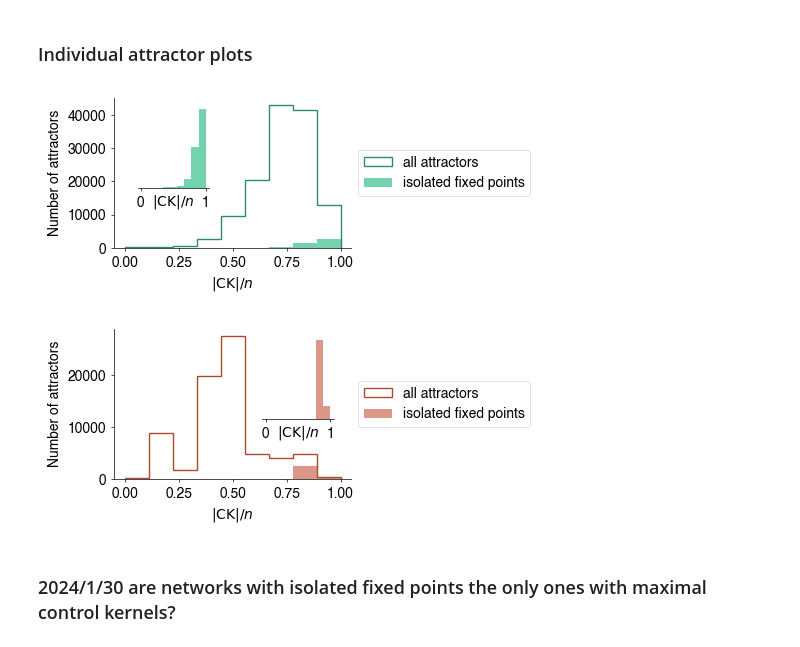
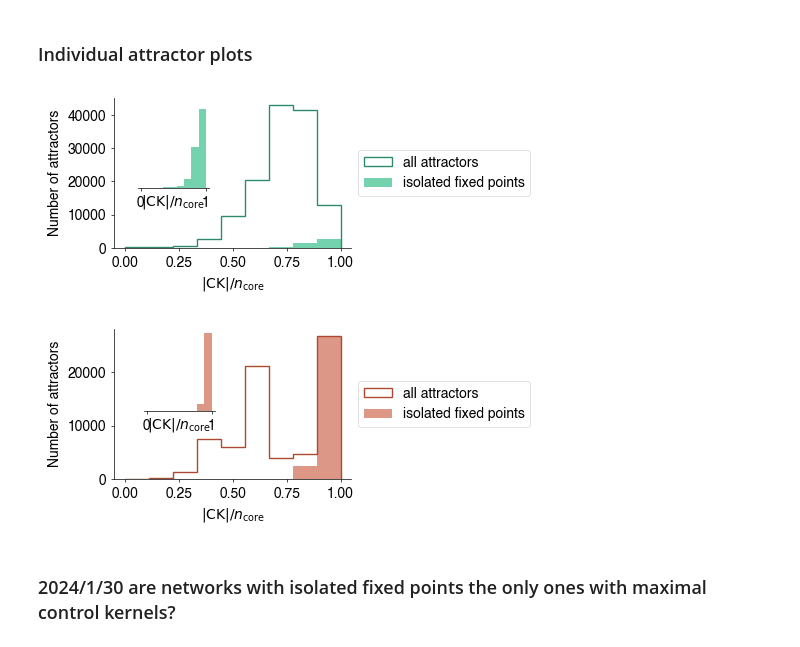
Before and after one commit to bcdaniels/Control-of-Synthetic-Boolean-Networks, a Jupyter notebook: CK_basin_sizes/basin-paper-figures.ipynb, the cells around one changed output. Saved outputs shown, nothing was run; the diff lists cells and outputs as text; code cells hidden in the pictures.

```diff
--- a/CK_basin_sizes/basin-paper-figures.ipynb
+++ b/CK_basin_sizes/basin-paper-figures.ipynb
@@ -171,7 +192,7 @@ if recompute_unfinished or recompute_all:
         if recompute_all or (recompute_unfinished and ('is_isolated_list' not in basinDataDict[net_name])):
             print("Computing for network {}...".format(net_name))
             net = netDict[net_name]
-            if 'sampled_basin_freqs' in basinDataDict[net_name]:
+            if ('sampled_basin_freqs' in basinDataDict[net_name]) and not core_only:
                 is_isolated_list = isolated_list(net,
                                                  basinDataDict[net_name]['attractors'],
                                                  basinDataDict[net_name]['sampled_basin_freqs'],
@@ -441,11 +444,14 @@ for dataDict,basinDataExact in zip([dataDictExactRandom,dataDictExactRBN],
 # %%
 relative_ck_sizes_isolated_cc = []
 relative_ck_sizes_nonisolated_cc = []
+relative_ck_sizes_isolated_core_only_cc = []
+relative_ck_sizes_nonisolated_core_only_cc = []
 for name in basinDataDict:
     ck_sizes = dataDictExact[nice_name(name)]['control_kernel_sizes']
     basinDataDict[name]['control_kernel_sizes'] = ck_sizes
     net_size = basinDataDict[name]['network_size']
-    if 'is_isolated_list' in basinDataDict[name]:
+    net_core_size = ck_df.loc[nice_name(name),'number of core nodes']
+    if 'is_isolated_list' in basinDataDict[name]: # already uses only core nodes when core_only = True above
         isolated = basinDataDict[name]['is_isolated_list']
 
         # save control kernel sizes filtered to include only nonisolated attractors
@@ -458,15 +464,21 @@ for name in basinDataDict:
         relative_ck_sizes_isolated_cc.extend([ ck_sizes[i]/net_size for i in range(len(ck_sizes)) if isolated[i] ])
         relative_ck_sizes_nonisolated_cc.extend(
             [ ck_sizes[i]/net_size for i in range(len(ck_sizes)) if (not isolated[i]) and (ck_sizes[i] is not None) ])
+        relative_ck_sizes_isolated_core_only_cc.extend([ ck_sizes[i]/net_core_size for i in range(len(ck_sizes)) if isolated[i] ])
+        relative_ck_sizes_nonisolated_core_only_cc.extend(
+            [ ck_sizes[i]/net_core_size for i in range(len(ck_sizes)) if (not isolated[i]) and (ck_sizes[i] is not None) ])
 # %% [markdown]
 ### Gather basin sizes and control kernel sizes for individual attractors of Iowa database networks
 # %%
 relative_ck_sizes_isolated_iowa = []
 relative_ck_sizes_nonisolated_iowa = []
+relative_ck_sizes_isolated_core_only_iowa = []
+relative_ck_sizes_nonisolated_core_only_iowa = []
 for name in basinDataExactIowa:
     ck_sizes = dataDictIowa[name]['control_kernel_sizes']
     basinDataExactIowa[name]['control_kernel_sizes'] = ck_sizes
     net_size = dataDictIowa[name]['size']
+    net_core_size = dfIowa.loc[name,'number of core nodes']
     if 'is_isolated_list' in basinDataExactIowa[name]:
         isolated = basinDataExactIowa[name]['is_isolated_list']
 
@@ -480,6 +492,9 @@ for name in basinDataExactIowa:
         relative_ck_sizes_isolated_iowa.extend([ ck_sizes[i]/net_size for i in range(len(ck_sizes)) if isolated[i] ])
         relative_ck_sizes_nonisolated_iowa.extend(
             [ ck_sizes[i]/net_size for i in range(len(ck_sizes)) if (not isolated[i]) and (ck_sizes[i] is not None) ])
+        relative_ck_sizes_isolated_core_only_iowa.extend([ ck_sizes[i]/net_core_size for i in range(len(ck_sizes)) if isolated[i] ])
+        relative_ck_sizes_nonisolated_core_only_iowa.extend(
+            [ ck_sizes[i]/net_core_size for i in range(len(ck_sizes)) if (not isolated[i]) and (ck_sizes[i] is not None) ])
 # %% [markdown]
 ### Output relevant data for variance calculations
 # %%
@@ -834,6 +859,8 @@ This plot includes points for 53 Iowa database networks.
 [figure]
 # %% [markdown]
 ### 2024/1/30 histograms grouped by network
+# %%
+core_only = True
 # %%
 # isolated and non-isolated histograms grouped by networks (cell collective networks)
 plt.figure(figsize=(5,2))
@@ -904,20 +947,32 @@ plt.figure(figsize=(5,2))
 bins = np.linspace(0,1,10)
 # plt.hist(relative_ck_sizes_nonisolated,density=False,bins=bins,histtype='step',label='non-isolated',
 #          color=colors1['random dark'])
-plt.hist(relative_ck_sizes_nonisolated+relative_ck_sizes_isolated,
+
+if core_only:
+    all_relative_sizes = relative_ck_sizes_nonisolated_core_only + relative_ck_sizes_isolated_core_only
+    isolated_relative_sizes = relative_ck_sizes_isolated_core_only
+else:
+    all_relative_sizes = relative_ck_sizes_nonisolated+relative_ck_sizes_isolated
+    isolated_relative_sizes = relative_ck_sizes_isolated
+
+plt.hist(all_relative_sizes,
          density=False,bins=bins,histtype='step',label='all attractors',
          color=colors1['random dark'])
-plt.hist(relative_ck_sizes_isolated,density=False,bins=bins,label='isolated fixed points',
+plt.hist(isolated_relative_sizes,density=False,bins=bins,label='isolated fixed points',
          color=colors1['random'])
 
 inset = plt.gca().inset_axes([0.1,0.4,0.3,0.55])
-inset.hist(relative_ck_sizes_isolated,density=False,bins=bins,label='isolated',
+inset.hist(isolated_relative_sizes,density=False,bins=bins,label='isolated',
          color=colors1['random'])
 
 # fiddle with main plot
 leg = plt.legend(loc='center left',bbox_to_anchor=[1, 0.5])
 #plt.yticks([0,2.5,5],[])
-plt.xlabel('$|\mathrm{CK}|/n$')
+if core_only:
+    xlabel = '$|\\mathrm{CK}|/n_{\\mathrm{core}}$'
+else:
+    xlabel = '$|\mathrm{CK}|/n$'
+plt.xlabel(xlabel)
 plt.ylabel('Number of attractors')
 plt.subplots_adjust(bottom=0.2,top=0.95,left=0.15,right=0.625)
 plt.gca().spines[['right', 'top']].set_visible(False)
@@ -926,50 +981,62 @@ makePretty(leg=leg)
 # fiddle with inset
 inset.spines[['right', 'top','left']].set_visible(False)
 inset.set_yticks([])
-inset.set_xlabel('$|\mathrm{CK}|/n$',labelpad=-12)
+inset.set_xlabel(xlabel,labelpad=-12)
 makePretty(ax=inset)
 
-plt.savefig('240216_ck_histogram_isolated_vs_nonisolated_random.pdf')
+plt.savefig('240219_ck_histogram_isolated_vs_nonisolated_random.pdf')
 # %% [output]
-[figure, old version]
+[figure, new version]
 # %%
 # isolated and non-isolated histograms for cell collective networks
 plt.figure(figsize=(5,2))
 
 bins = np.linspace(0,1,10)
 # plt.hist(relative_ck_sizes_nonisolated_cc,density=False,bins=bins,histtype='step',label='non-isolated',
 #          color=colors1['cellcollective dark'])
-all_bio_all_relative_cks = relative_ck_sizes_nonisolated_cc+relative_ck_sizes_isolated_cc+\
-                       relative_ck_sizes_nonisolated_iowa+relative_ck_sizes_isolated_iowa
-all_bio_isolated_relative_cks = relative_ck_sizes_isolated_cc+relative_ck_sizes_isolated_iowa
+if core_only:
+    all_bio_all_relative_cks = relative_ck_sizes_nonisolated_core_only_cc+relative_ck_sizes_isolated_core_only_cc+\
+                       relative_ck_sizes_nonisolated_core_only_iowa+relative_ck_sizes_isolated_core_only_iowa
+    all_bio_isolated_relative_cks = relative_ck_sizes_isolated_core_only_cc+relative_ck_sizes_isolated_core_only_iowa
+else:
+    all_bio_all_relative_cks = relative_ck_sizes_nonisolated_cc+relative_ck_sizes_isolated_cc+\
+                           relative_ck_sizes_nonisolated_iowa+relative_ck_sizes_isolated_iowa
+    all_bio_isolated_relative_cks = relative_ck_sizes_isolated_cc+relative_ck_sizes_isolated_iowa
 plt.hist(all_bio_all_relative_cks,
          density=False,bins=bins,histtype='step',label='all attractors',
          color=colors1['cellcollective dark'])
 plt.hist(all_bio_isolated_relative_cks,density=False,bins=bins,label='isolated fixed points',
          color=colors1['cellcollective'])
 
-inset = plt.gca().inset_axes([0.625,0.4,0.3,0.55])
+if core_only:
+    inset = plt.gca().inset_axes([0.125,0.45,0.3,0.55])
+else:
+    inset = plt.gca().inset_axes([0.625,0.4,0.3,0.55])
 inset.hist(all_bio_isolated_relative_cks,density=False,bins=bins,label='isolated',
          color=colors1['cellcollective'])
 
 # fiddle with main plot
 leg = plt.legend(loc='center left',bbox_to_anchor=[1, 0.5])
 #plt.yticks([0,2.5,5],[])
-plt.xlabel('$|\mathrm{CK}|/n$')
+if core_only:
+    xlabel = '$|\\mathrm{CK}|/n_{\\mathrm{core}}$'
+else:
+    xlabel = '$|\mathrm{CK}|/n$'
+plt.xlabel(xlabel)
 plt.ylabel('Number of attractors')
 plt.subplots_adjust(bottom=0.2,top=0.95,left=0.15,right=0.625)
 plt.gca().spines[['right', 'top']].set_visible(False)
 makePretty(leg=leg)
 
 # fiddle with inset
 inset.spines[['right', 'top','left']].set_visible(False)
 inset.set_yticks([])
-inset.set_xlabel('$|\mathrm{CK}|/n$',labelpad=-12)
+inset.set_xlabel(xlabel,labelpad=-12)
 makePretty(ax=inset)
 
-plt.savefig('240215_ck_histogram_isolated_vs_nonisolated_all_bio.pdf')
+plt.savefig('240219_ck_histogram_isolated_vs_nonisolated_all_bio.pdf')
 # %% [output]
-[figure, old version]
+[figure, new version]
 # %% [markdown]
 ### 2024/1/30 are networks with isolated fixed points the only ones with maximal control kernels?
 # %%
```
Also changed, not shown: parts of 34 cells of this notebook.
